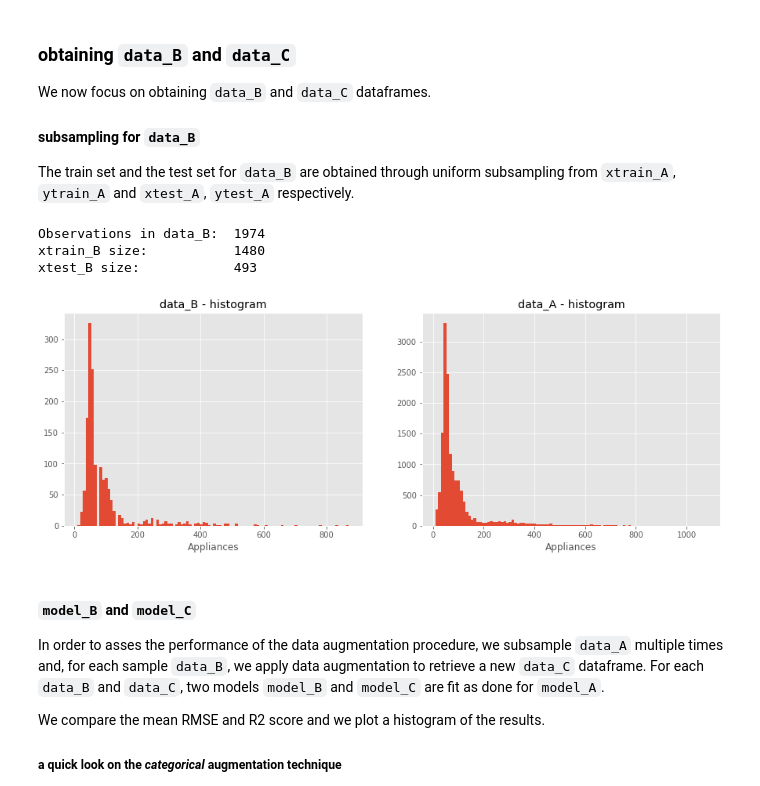
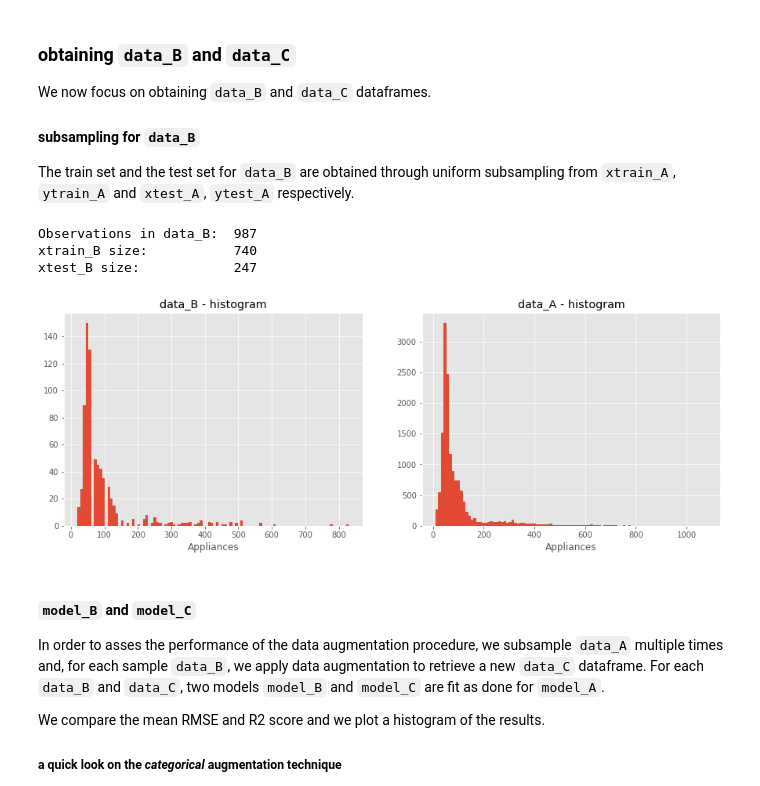
Before and after one commit to fdesmond/seme-ts, a Jupyter notebook: TS_aug.ipynb, the cells around one changed output. Cells and saved outputs as stored; diff of their text form; code cells hidden in the pictures.

```diff
--- a/TS_aug.ipynb
+++ b/TS_aug.ipynb
@@ -240,29 +240,29 @@ The train set and the test set for `data_B` are obtained through uniform subsamp
 np.random.seed(23)
 # %%
 # train-test-split of data_B
-p = 0.1 # propotion of data_A in data_B
+p = 0.05 # propotion of data_A in data_B
 xtrain_B = xtrain_A_t.sample(frac = p)
 ytrain_B = ytrain_A.loc[xtrain_B.index]
 
 xtest_B = xtest_A_t.sample(frac = p)
 ytest_B = ytest_A.loc[xtest_B.index]
 
 # visually check that the data_B has a similar Appliances histogram
 fig, ax = plt.subplots(figsize=[15,5], nrows=1, ncols=2)
 ax[0].set(title='data_B - histogram', xlabel='Appliances')
 ax[1].set(title='data_A - histogram', xlabel='Appliances')
 ytrain_B.hist(bins=100, ax=ax[0])
 ytrain_A.hist(bins=100, ax=ax[1])
 
 # show dataset dimensions
 print('Observations in data_B:\t {:.0f}'.format(data_A.shape[0]*p) + '\n' +\
       'xtrain_B size: \t \t {}'.format(xtrain_B.shape[0]) + '\n' +\
       'xtest_B size: \t \t {}'.format(xtest_B.shape[0]))
 # %% [output]
-Observations in data_B:  1974
-xtrain_B size:           1480
-xtest_B size:            493
+Observations in data_B:  987
+xtrain_B size:           740
+xtest_B size:            247
-[figure, old version]
+[figure, new version]
 # %% [markdown]
 #### `model_B` and `model_C`
 In order to asses the performance of the data augmentation procedure, we subsample `data_A` multiple times and, for each sample `data_B`, we apply data augmentation to retrieve a new `data_C` dataframe. For each `data_B` and `data_C`, two models `model_B` and `model_C` are fit as done for `model_A`.
```
Also changed, not shown: parts of 4 cells of this notebook.
